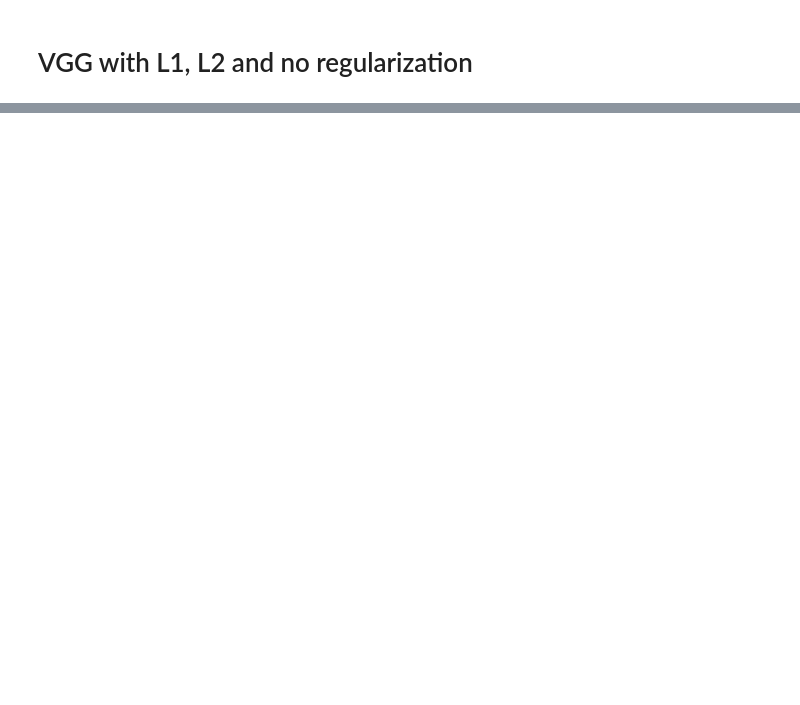
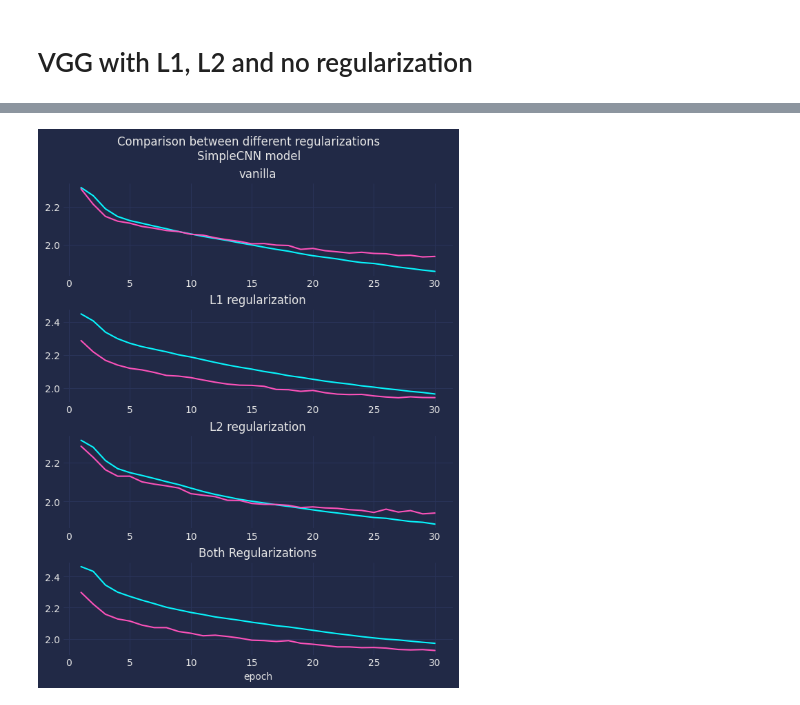
Before and after one commit to Yolonek/MachineLearningApplications, a Jupyter notebook: 5.Regularization/5.1-RegularizationWithVGG.ipynb, the cells around one changed output, grey strips where cells are left out. Saved outputs shown, nothing was run; the diff lists cells and outputs as text; code cells hidden in the pictures; blank space fills up the shorter version.

Commit message:
reggularization comparison

```diff
--- a/5.Regularization/5.1-RegularizationWithVGG.ipynb
+++ b/5.Regularization/5.1-RegularizationWithVGG.ipynb
@@ -21,6 +21,8 @@ from Utils import *
 %matplotlib inline
 # %%
 PARAMS = LearningParameters()
+PARAMS.dropout = 0
+PARAMS.batch_norm = False
 KERNEL_PARAMS = dict(kernel_size=3, stride=1, padding=1)
 
 def VGG11():
@@ -85,16 +92,20 @@ def plot_loss(title, epochs, loss_dict, axes_size, file):
 data_path = Path('./data')
 loss_dict = {}
 _, _, train_dataloader, test_dataloader = load_CIFAR10(
-    data_path, normalized_transform(), subset=(8000, 2000))
+    data_path, normalized_transform(), subset=(20000, 4000))
 
-PARAMS.epochs = 10
-L1_list = [0, 0.1, 0]
-L2_list = [0, 0, 0.1]
-model_names = ['vanilla', 'L1 regularization', 'L2 regularization']
+L1, L2 = 5.e-4, 2.e-4
+PARAMS.learning_rate = 0.01
+PARAMS.batch_size = 128
+PARAMS.epochs = 30
+PARAMS.momentum = 0.3
+L1_list = [0, L1, 0, L1]
+L2_list = [0, 0, L2, L2]
+model_names = ['vanilla', 'L1 regularization', 'L2 regularization', 'Both Regularizations']
 
-for model_name, L1, L2 in zip(L1_list, L2_list, model_names):
-    print(model_name)
-    model = VGG11()
+for model_name, L1, L2 in zip(model_names, L1_list, L2_list):
+    print(f'{model_name}, L1: {L1}, L2: {L2}')
+    model = SimpleCNN()
     model.to(PARAMS.device)
     loss_fn = nn.CrossEntropyLoss()
     optimizer = torch.optim.SGD(model.parameters(),
@@ -106,8 +117,7 @@ for model_name, L1, L2 in zip(L1_list, L2_list, model_names):
     for epoch in tqdm(range(PARAMS.epochs)):
         train_metrics = train_step_with_reg(
             model, train_dataloader, loss_fn, accuracy, optimizer, PARAMS.device,
-            L1_lambda=L1, L2_lambda=L2
-        )
+            lambda_l1=L1, lambda_l2=L2)
         test_metrics = test_step(
             model, test_dataloader, loss_fn, accuracy, PARAMS.device)
         train_loss.append(train_metrics[0])
@@ -123,13 +137,13 @@ TypeError: only integer tensors of a single element can be converted to an index
 # %%
-title = 'Comparison between vanilla, L1 and L2 VGG11'
+title = 'Comparison between different regularizations\nSimpleCNN model'
 with plt.style.context('cyberpunk'):
-    figure, axes = plt.subplot_mosaic([['vanilla', 'vanilla'],
-                                       ['L1', 'L2']],
-                                      layout='constrained',
-                                      figsize=(6, 8))
+    figure, axes = plt.subplots(4, 1, layout='constrained', figsize=(6, 8))
     x_axis = range(1, PARAMS.epochs + 1)
     for ax, (model_type, (train, val)) in zip(figure.axes, loss_dict.items()):
         ax.plot(x_axis, train, label='Train')
         ax.plot(x_axis, val, label='Validation')
-        ax.set(xlabel='Epochs', ylabel='Loss', title=model_type)
+        ax.set(title=model_type)
+    axes[3].set(xlabel='epoch')
     figure.suptitle(title)
+# %% [output]
+[figure, added]
```
Also changed, not shown: parts of 3 cells of this notebook, 2 other files.
